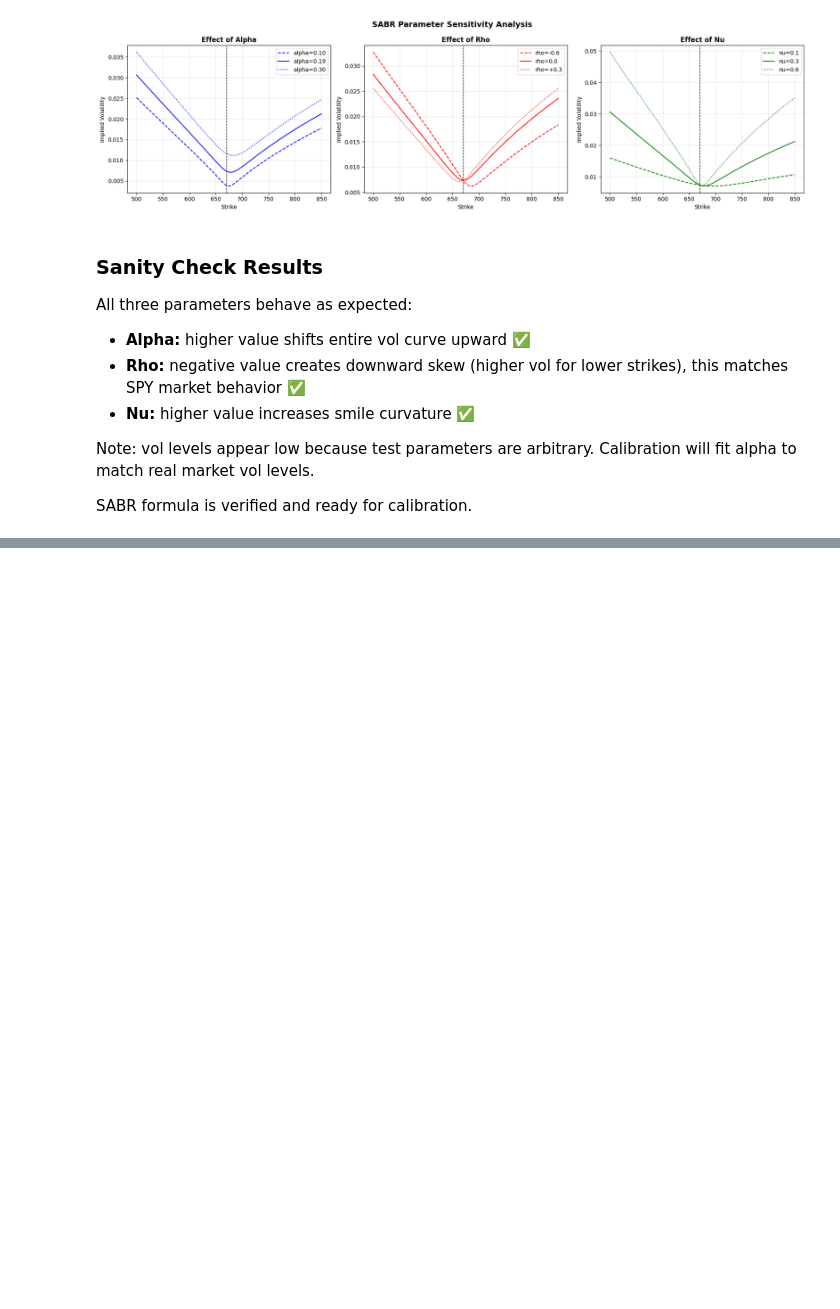
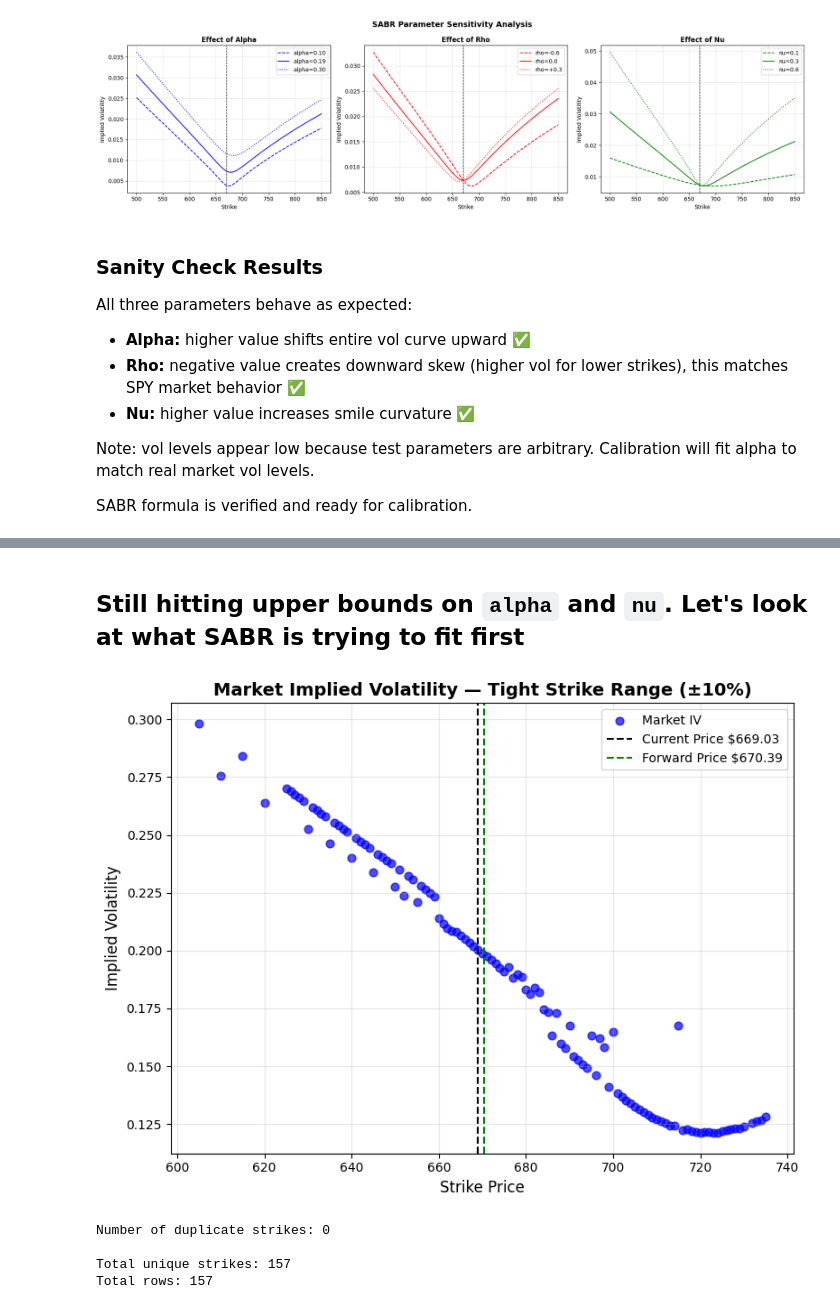
Before and after one commit to MayuriKawale/options-volatility-modeling, a Jupyter notebook: notebooks/main.ipynb, the cells around one changed output, grey strips where cells are left out. Drawn from its saved outputs; the diff is of its cells as text; code cells hidden in the pictures; blank space fills up the shorter version.

```diff
--- a/notebooks/main.ipynb
+++ b/notebooks/main.ipynb
@@ -771,0 +786,20 @@ SABR formula is verified and ready for calibration.
+# %%
+# Combine calls and puts for calibration
+calls_cal = calls_clean[['strike', 'impliedVol']].copy()
+calls_cal['type'] = 'call'
+
+puts_cal = puts_clean[['strike', 'impliedVol']].copy()
+puts_cal['type'] = 'put'
+
+# Combine
+all_options = pd.concat([calls_cal, puts_cal]) # default is add along axis=0 i.e. adds rows
+
+# For duplicate strikes, take average implied vol
+market_vols = all_options.groupby('strike')['impliedVol'].mean().reset_index()
+market_vols.columns = ['strike', 'marketVol']
+
+print(f"Total strikes for calibration: {len(market_vols)}")
+print(f"Strike range: ${market_vols['strike'].min():.0f} - ${market_vols['strike'].max():.0f}")
+print(f"Vol range: {market_vols['marketVol'].min():.2%} - {market_vols['marketVol'].max():.2%}")
+print(f"\nFirst few rows:")
+market_vols.head()
@@ -771,0 +1157,35 @@ SABR formula is verified and ready for calibration.
+# %% [markdown]
+## Still hitting upper bounds on `alpha` and `nu`. Let's look at what SABR is trying to fit first
+# %%
+plt.figure(figsize=(8, 6))
+
+plt.scatter(market_vols_tight['strike'],
+            market_vols_tight['marketVol'],
+            color='blue', alpha=0.7, label='Market IV', s=40)
+
+plt.axvline(x=current_price, color='black', linestyle='--',
+            linewidth=1.5, label=f'Current Price ${current_price:.2f}')
+plt.axvline(x=F, color='green', linestyle='--',
+            linewidth=1.5, label=f'Forward Price ${F:.2f}')
+
+plt.xlabel('Strike Price', fontsize=12)
+plt.ylabel('Implied Volatility', fontsize=12)
+plt.title('Market Implied Volatility — Tight Strike Range (±10%)',
+          fontsize=14, fontweight='bold')
+plt.legend()
+plt.grid(True, alpha=0.3)
+plt.tight_layout()
+plt.show()
+# %% [output]
+[figure, added]
+# %%
+# Check for any duplicate strikes in market_vols
+duplicates = market_vols[market_vols.duplicated(subset='strike', keep=False)]
+print(f"Number of duplicate strikes: {len(duplicates)}")
+print(f"\nTotal unique strikes: {market_vols['strike'].nunique()}")
+print(f"Total rows: {len(market_vols)}")
+# %% [output]
+Number of duplicate strikes: 0
+
+Total unique strikes: 157
+Total rows: 157
```
Also changed, not shown: parts of 29 cells of this notebook, 1 other file.
